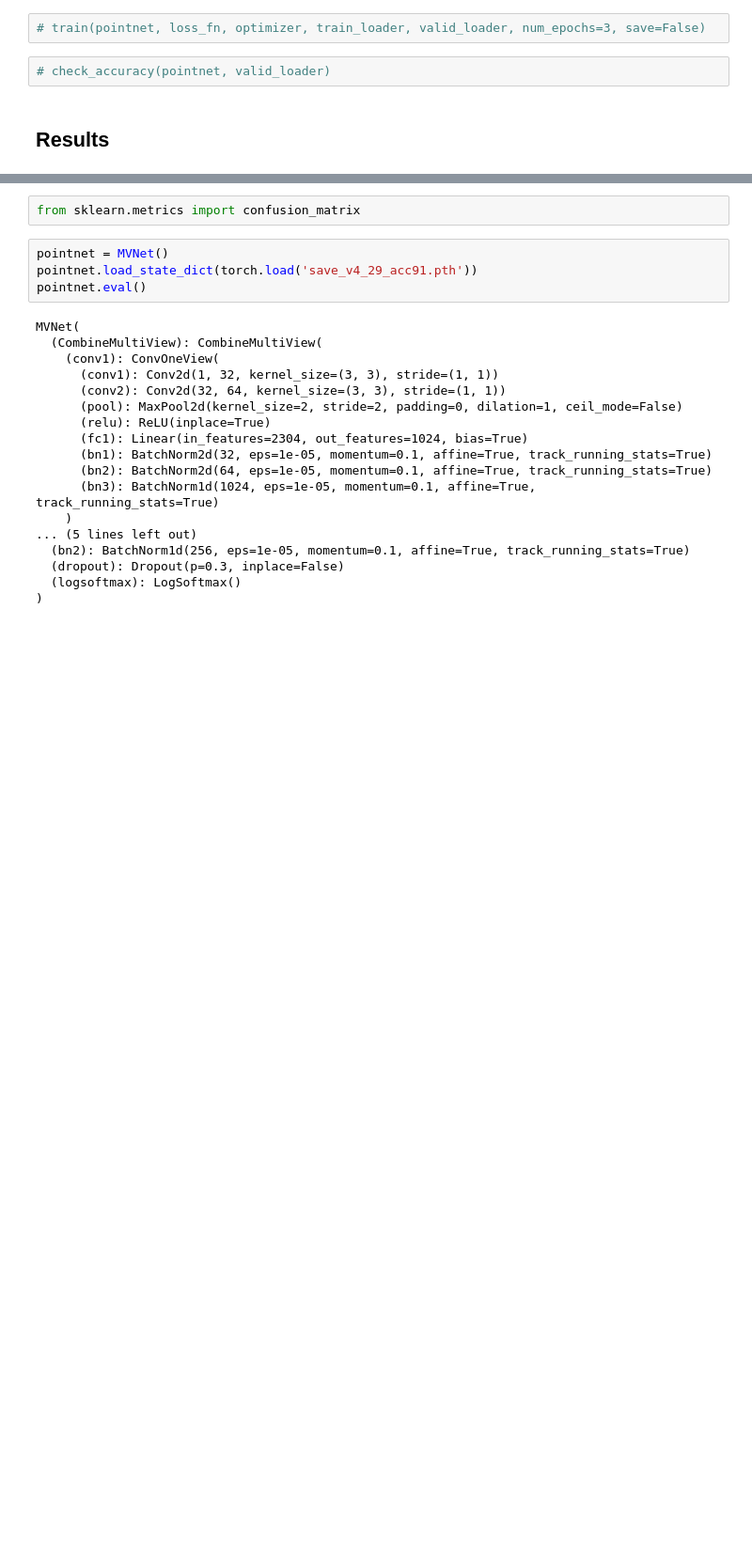
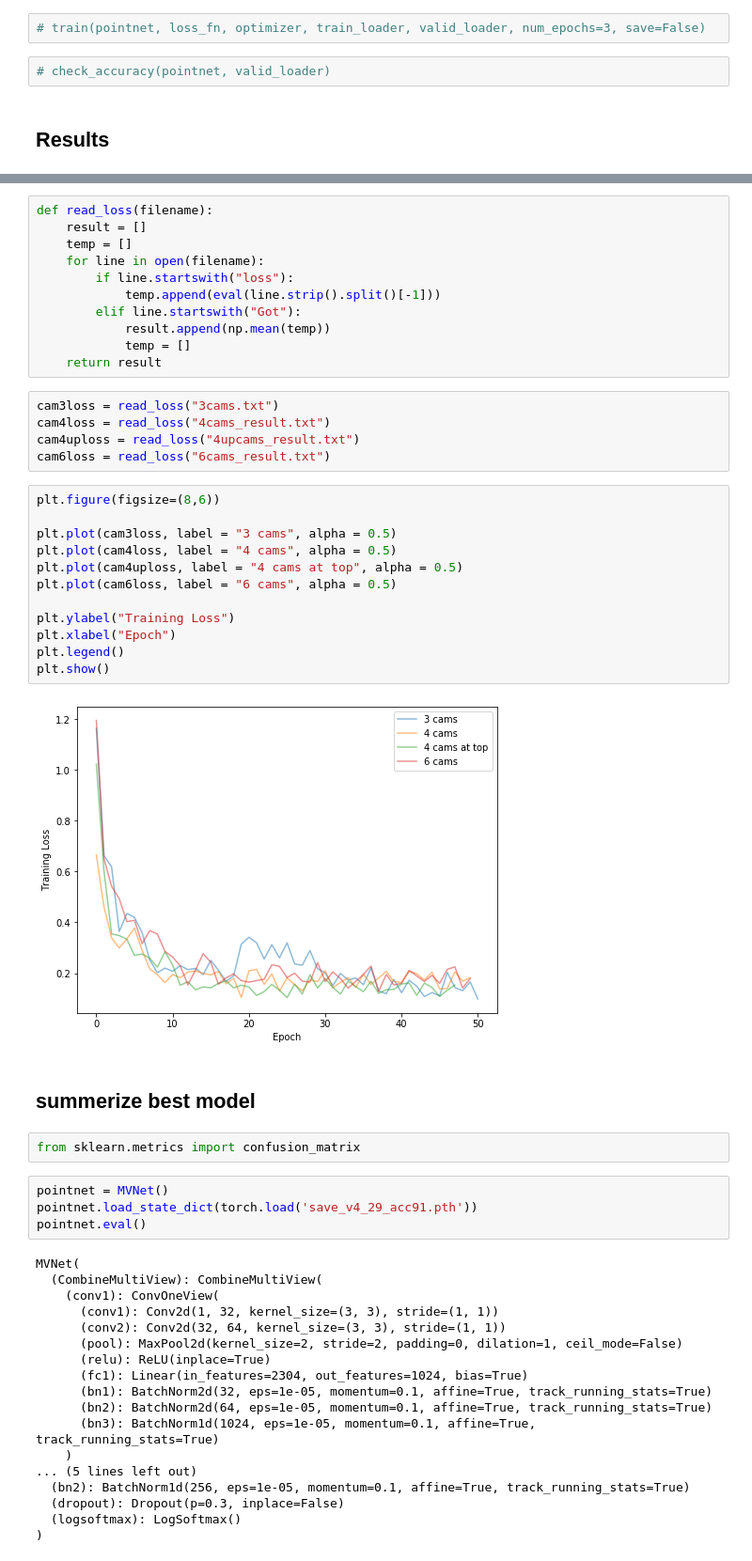
Before and after one commit to Tinameow/175PointCloud, a Jupyter notebook: 2D_approach/2D_approach.ipynb, the cells around one changed output, grey strips where cells are left out. Shown at 94% size. Saved outputs shown, nothing was run; the diff lists cells and outputs as text; blank space fills up the shorter version.

```diff
--- a/2D_approach/2D_approach.ipynb
+++ b/2D_approach/2D_approach.ipynb
@@ -603,3 +568,35 @@ plt.show()
+# %%
+def read_loss(filename):
+    result = []
+    temp = []
+    for line in open(filename):
+        if line.startswith("loss"):
+            temp.append(eval(line.strip().split()[-1]))
+        elif line.startswith("Got"):
+            result.append(np.mean(temp))
+            temp = []
+    return result
+# %%
+cam3loss = read_loss("3cams.txt")
+cam4loss = read_loss("4cams_result.txt")
+cam4uploss = read_loss("4upcams_result.txt")
+cam6loss = read_loss("6cams_result.txt")
+# %%
+plt.figure(figsize=(8,6))
+
+plt.plot(cam3loss, label = "3 cams", alpha = 0.5)
+plt.plot(cam4loss, label = "4 cams", alpha = 0.5)
+plt.plot(cam4uploss, label = "4 cams at top", alpha = 0.5)
+plt.plot(cam6loss, label = "6 cams", alpha = 0.5)
+
+plt.ylabel("Training Loss")
+plt.xlabel("Epoch")
+plt.legend()
+plt.show()
+# %% [output]
+[figure, added]
+# %% [markdown]
+## summerize best model
 # %%
 from sklearn.metrics import confusion_matrix
 # %%
```
Also changed, not shown: parts of 19 cells of this notebook.
